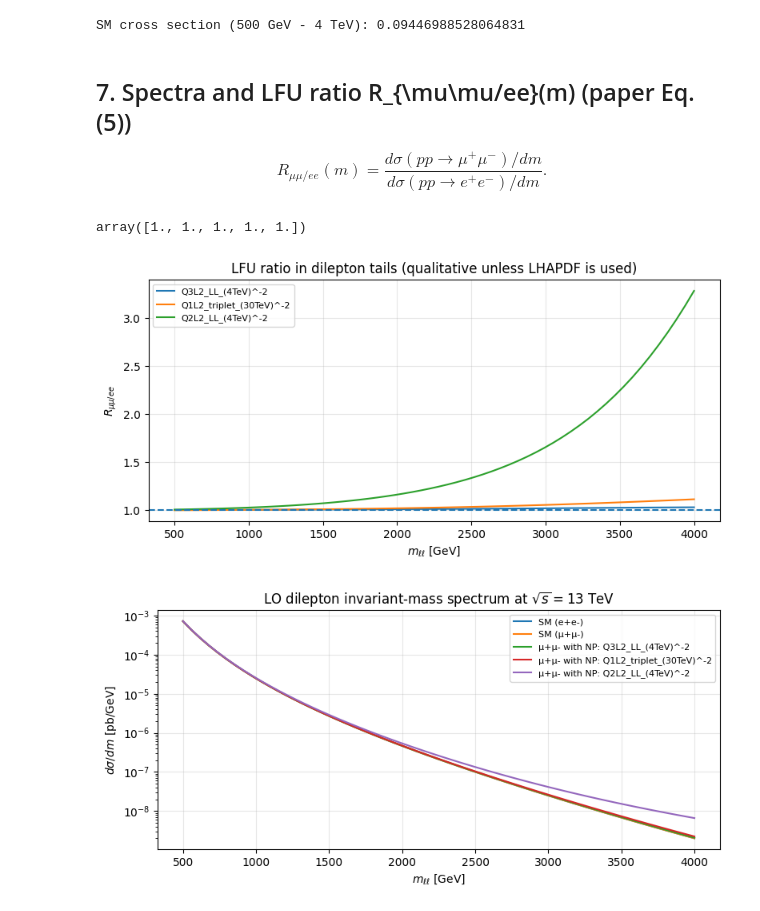
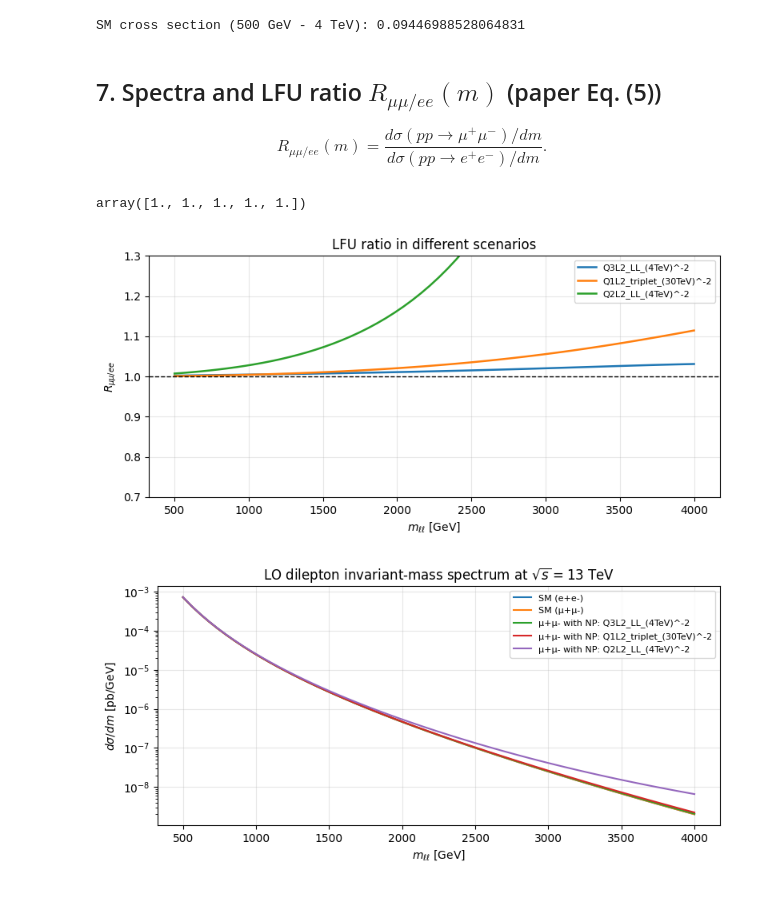
Before and after one commit to manuel-morales-a/flavourful_DY_PDF_SMEFT, a Jupyter notebook: dy_SM_NP.ipynb, the cells around one changed output. Saved outputs shown, nothing was run; the diff lists cells and outputs as text; code cells hidden in the pictures.

```diff
--- a/dy_SM_NP.ipynb
+++ b/dy_SM_NP.ipynb
@@ -41,13 +41,14 @@ GammaZ = 2.4952  # GeV
 
 # Typical alpha_em used in LO DY work; adjust if you want a different scheme.
 alpha_em = 1/127.95
-e2 = 4*math.pi*alpha_em
+e2 = 4*np.pi*alpha_em
 e = math.sqrt(e2)
 
 # Weak mixing angle (default value; you can swap to your preferred scheme)
 sin2_thetaW = 0.23126
 
 def gZ(T3, Q):
+    """Z coupling to fermion with T3 and Q."""
     return (2*mZ/v) * (T3 - Q*sin2_thetaW)
 
 # charges and T3 values
@@ -85,7 +86,9 @@ The contact term $\varepsilon_{q\ell}$ is related to SMEFT coefficients by $\var
 # %%
 
 def F_form_factor(s, Qq, Ql, gZq, gZl, eps=0.0):
-    # Complex form factor F_{qℓ}(s) in the paper's parametrisation.
+    """
+    Factorised form factor F_{qℓ}(s) in the paper's parametrisation.
+    """
     photon = e2 * Qq * Ql / s
     zprop = (gZq * gZl) / (s - mZ**2 + 1j*mZ*GammaZ)
     contact = eps / v**2
@@ -102,7 +105,16 @@ We treat the unpolarised partonic cross section with the chiral sum.
 
 def make_sigmahat(Qq, gZqL, gZqR, Ql=Q_e, gZlL=gZlL, gZlR=gZlR):
     # Returns sigmahat(s, eps_dict) for a specific quark flavour and lepton species.
+    """
+    Qq, Ql: float, float. Fractional charges.
+    gZqL, gZqR: float. Z couplings to left- and right-handed quarks.
+    gZlL, gZlR: float. Z couplings to left- and right-handed leptons.
+    """
     def _sigmahat(s, eps_dict):
+        """
+        s: squared partonic center-of-mass energy
+        eps_dict: dictionary of additional parameters
+        """
         F_qL_lL = F_form_factor(s, Qq, Ql, gZqL, gZlL, eps_dict.get(("qL","lL"), 0.0))
         F_qL_lR = F_form_factor(s, Qq, Ql, gZqL, gZlR, eps_dict.get(("qL","lR"), 0.0))
         F_qR_lL = F_form_factor(s, Qq, Ql, gZqR, gZlL, eps_dict.get(("qR","lL"), 0.0))
@@ -111,5 +123,9 @@ def make_sigmahat(Qq, gZqL, gZqR, Ql=Q_e, gZlL=gZlL, gZlR=gZlR):
         chiral_sum = (abs(F_qL_lL)**2 + abs(F_qL_lR)**2 +
                       abs(F_qR_lL)**2 + abs(F_qR_lR)**2)
 
-        return (s/(144*math.pi)) * chiral_sum  # GeV^-2
+        return (s/(144*np.pi)) * chiral_sum  # GeV^-2
     return _sigmahat
+
+# Example usage
+sigmahat_example = make_sigmahat(Q_u, gZuL, gZuR)
+sigmahat_example(1000.0**2, {("qL","lL"): 0.01})  # GeV^-2
@@ -345,7 +381,7 @@ print("SM cross section (500 GeV - 4 TeV):", integrate_sm_cross_section(eps_sm,
 SM cross section (500 GeV - 4 TeV): 0.09446988528064831
 # %% [markdown]
 
-## 7. Spectra and LFU ratio R_{\mu\mu/ee}(m) (paper Eq. (5))
+## 7. Spectra and LFU ratio $R_{\mu\mu/ee}(m)$ (paper Eq. (5))
 $$
 R_{\mu\mu/ee}(m)=\frac{d\sigma(pp\to \mu^+\mu^-)/dm}{d\sigma(pp\to e^+e^-)/dm}.
 $$
@@ -369,22 +405,23 @@ spectra["SM"]["R"][:5]
 # %% [output]
 array([1., 1., 1., 1., 1.])
 # %%
-
-plt.figure(figsize=(8,4))
+fig, ax = plt.subplots(figsize=(8,4))
 for name, out in spectra.items():
     if name == "SM":
         continue
-    plt.plot(m_grid, out["R"], label=name)
-plt.axhline(1.0, linestyle="--")
-plt.xlabel(r"$m_{\ell\ell}$ [GeV]")
-plt.ylabel(r"$R_{\mu\mu/ee}$")
-plt.title(r"LFU ratio in dilepton tails (qualitative unless LHAPDF is used)")
-plt.grid(True, alpha=0.3)
-plt.legend(fontsize=8)
-plt.tight_layout()
+    ax.plot(m_grid, out["R"], label=name, linewidth=1.8)
+
+ax.axhline(1.0, linestyle="--", color="k", linewidth=1)
+ax.set_xlabel(r"$m_{\ell\ell}$ [GeV]")
+ax.set_ylabel(r"$R_{\mu\mu/ee}$")
+ax.set_title(r"LFU ratio in different scenarios")
+ax.set_ylim(0.7, 1.3)
+ax.grid(True, alpha=0.3)
+ax.legend(fontsize=8)
+fig.tight_layout()
 plt.show()
 # %% [output]
-[figure, old version]
+[figure, new version]
 # %%
 
 plt.figure(figsize=(8,4))
```
Also changed, not shown: parts of 4 cells of this notebook.
